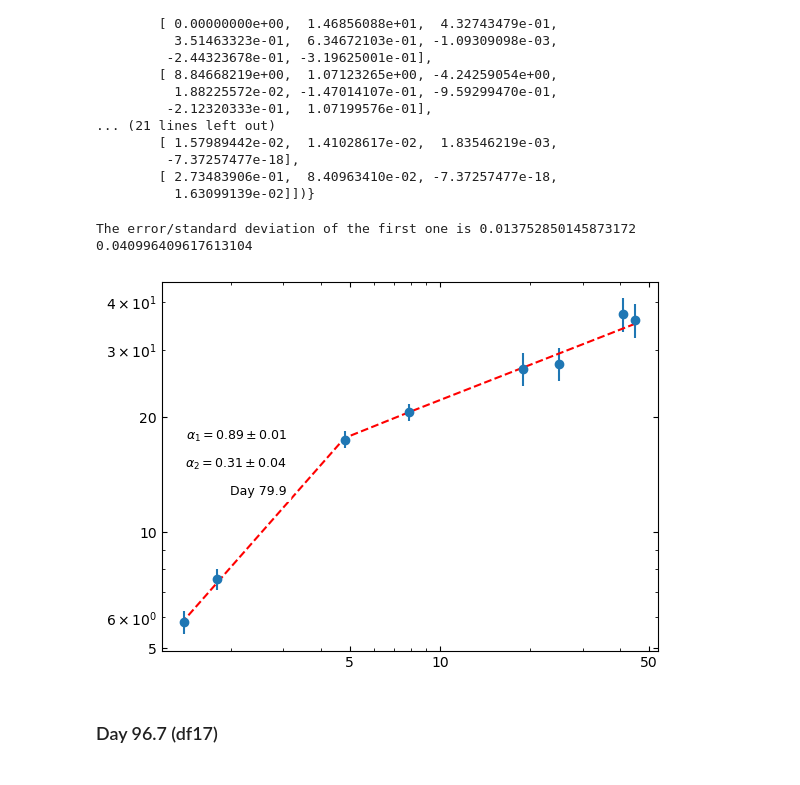
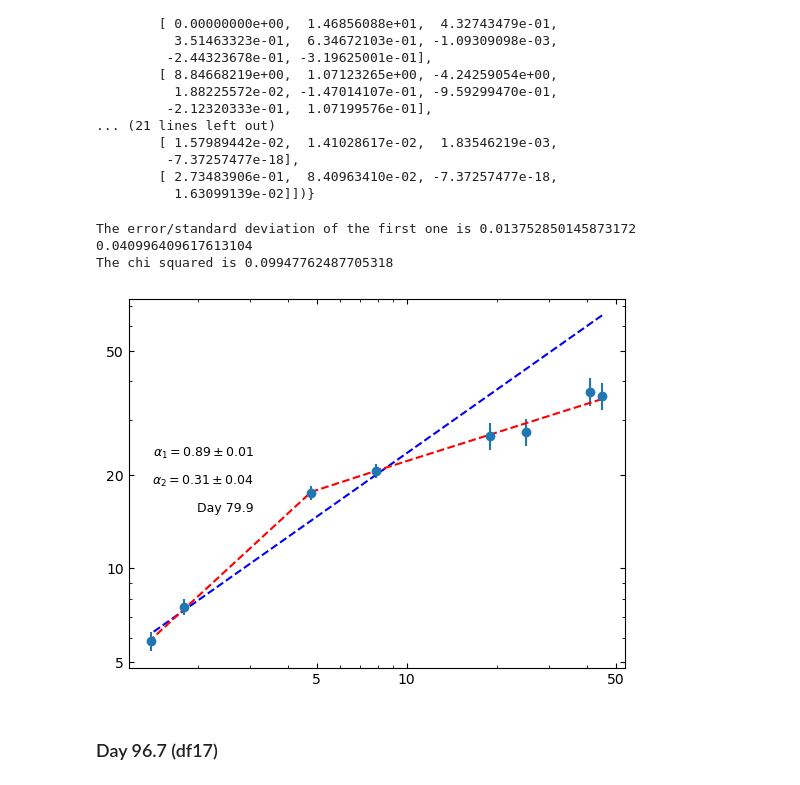
Before and after one commit to Wilhelm005/Research-Code, a Jupyter notebook: V407_Spectral_Index.ipynb, the cells around one changed output. Cells and saved outputs as stored; diff of their text form; code cells hidden in the pictures.

```diff
--- a/V407_Spectral_Index.ipynb
+++ b/V407_Spectral_Index.ipynb
@@ -2474,32 +3435,37 @@ diag16 = stand(cov_x16*var16)
 #print(diag)  #prints standard deviations of all three variances
 
 print('The error/standard deviation of the first one is', diag16[2], diag16[3]) #Just showing the standard deviation on the slope
+
+Xhi = cs(df16['Flux'], fw_BPL16( df16["Freq"] ))
+print("The chi squared is", Xhi/(8-4))
 # %% [output]
 The error/standard deviation of the first one is 0.013752850145873172 0.040996409617613104
+The chi squared is 0.09947762487705318
 # %%
 #plotting to check
 fig,ax = plt.subplots()
 mask = df16['Flux'] > 3 * df16['Error (gaussfit or image)']  # apply detection threshold
 mask2 = df16['Flux'] < 3 * df16['Error (gaussfit or image)']  # apply detection threshold
 if mask.any():  # proceed only if at least one detection
     ax.errorbar(df16['Freq'][mask], df16['Flux'][mask], yerr=yerr16, fmt='o')
     ax.scatter(df16['Freq'][mask2], (df16['Flux'][mask2] + 3*df16['Error (gaussfit or image)'][mask2]), marker='v')
     ax.set_xscale('log')
     ax.set_xticks([1, 5, 10, 50], labels=['1', '5', '10', '50'])
     ax.set_yscale('log')
     ax.set_yticks([1, 5, 10, 20, 50], labels=['1', '5', '10', '20', '50'])
     ax.annotate('Day 79.9', xy=(90, 120), xycoords='axes points', size=9, ha='right', va='top', bbox=dict(boxstyle='round', fc='w', ec="w"))
     ax.tick_params(axis='both', which='both', direction='in', top=True, right=True)
+    ax.plot(df16['Freq'][mask], fit_model_weights16(df16['Freq'][mask]), 'b--')
     ax.plot(df16['Freq'][mask], fw_BPL16(df16['Freq'][mask]), 'r--')
 
     #ax.annotate('${\u03B1 = 0.678 \\pm 0.049}$', xy=(90, 100), xycoords='axes points', size=9, ha='right', va='top', bbox=dict(boxstyle='round', fc='w', ec="w"))
 
     ax.annotate('${\u03B1_1 = 0.89 \\pm 0.01}$', xy=(90, 160), xycoords='axes points', size=9, ha='right', va='top', bbox=dict(boxstyle='round', fc='w', ec="w"))
     ax.annotate('${\u03B1_2 = 0.31 \\pm 0.04}$', xy=(90, 140), xycoords='axes points', size=9, ha='right', va='top', bbox=dict(boxstyle='round', fc='w', ec="w"))
 
 plt.show();
 # %% [output]
-[figure, old version]
+[figure, new version]
 # %% [markdown]
 ### Day 96.7 (df17)
 # %%
```
Also changed, not shown: parts of 83 cells of this notebook.
